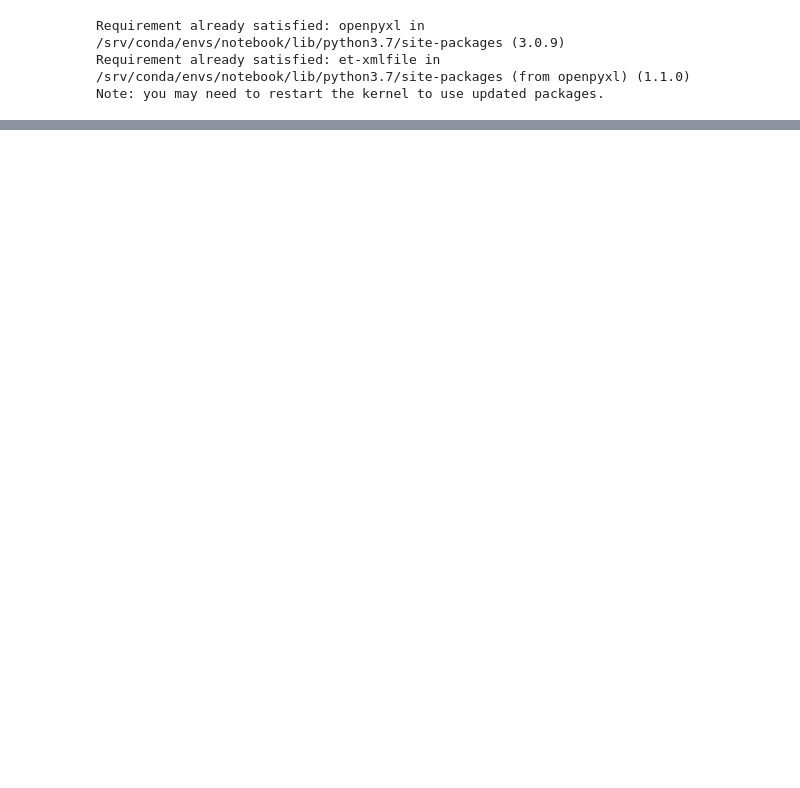
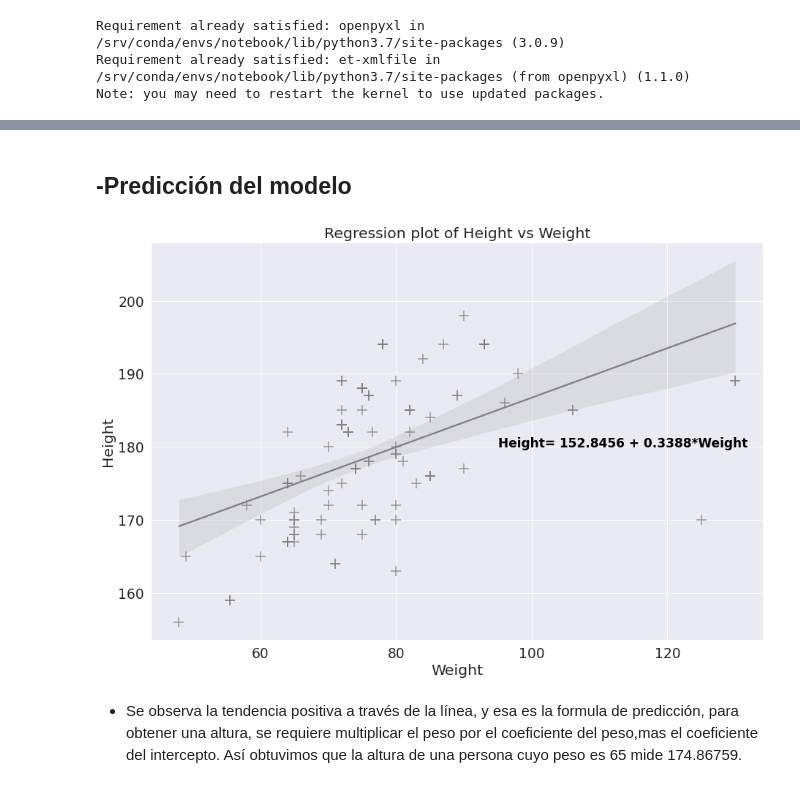
Before and after one commit to maferguillen00/2, a Jupyter notebook: ACT6&10.ipynb, the cells around one changed output, grey strips where cells are left out. Cells and saved outputs as stored; diff of their text form; code cells hidden in the pictures; blank space fills up the shorter version.

```diff
--- a/ACT6&10.ipynb
+++ b/ACT6&10.ipynb
@@ -325,0 +482,24 @@ df.iloc[:2, :]
+# %% [markdown]
+##  -Predicción del modelo
+# %%
+plt.figure(figsize = (15,10))
+sns.set(font_scale = 1.7)
+
+reg_plot = sns.regplot(x = 'Weight',
+            y = 'Height',
+            data = df,
+            marker = '+',
+            color = 'grey',
+            scatter_kws = {'s': 200}
+           )
+reg_plot.set_title('Regression plot of Height vs Weight')
+reg_plot.text( 95, 180, 'Height= 152.8456 + 0.3388*Weight',
+              color = 'black',
+              weight = 'semibold',
+              size = 'small'
+             )
+plt.show()
+# %% [output]
+[figure, added]
+# %% [markdown]
+- Se observa la tendencia positiva a través de la línea, y esa es la formula de predicción, para obtener una altura, se requiere multiplicar el peso por el coeficiente del peso,mas el coeficiente del intercepto. Así obtuvimos que la altura de una persona cuyo peso es 65 mide 174.86759.
```
Also changed, not shown: parts of 39 cells of this notebook.
